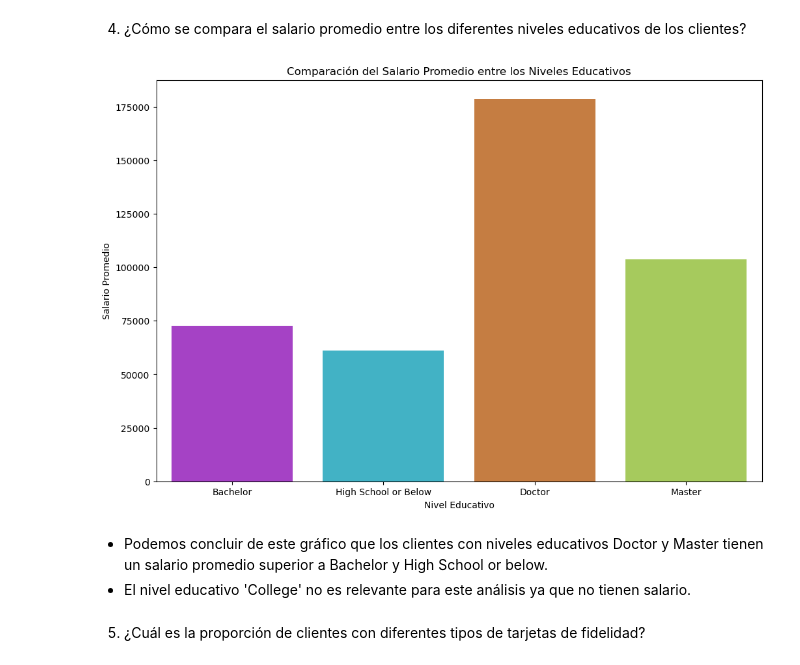
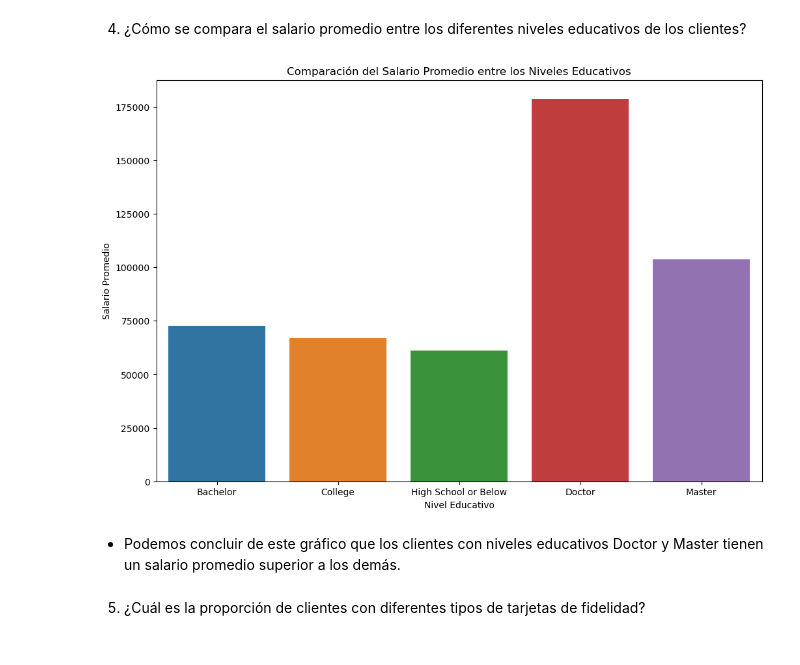
Before and after one commit to MaPitelli/airline_customer_analysis, a Jupyter notebook: jupyters/phase_2.ipynb, the cells around one changed output. Cells and saved outputs as stored; diff of their text form; code cells hidden in the pictures.

```diff
--- a/jupyters/phase_2.ipynb
+++ b/jupyters/phase_2.ipynb
@@ -38,9 +37,9 @@ import warnings
 warnings.filterwarnings("ignore")
 # %%
 # Cargamos los datos generados en la Fase 1
-df_activity = pd.read_csv('../data/df_activity.csv', index_col=0)
-df_history = pd.read_csv('../data/df_history.csv', index_col=0)
-df_combined = pd.read_csv('../data/df_combined.csv', index_col=0)
+df_activity = pd.read_csv('../data/processed/df_activity.csv', index_col=0)
+df_history = pd.read_csv('../data/processed/df_history.csv', index_col=0)
+df_combined = pd.read_csv('../data/processed/df_combined.csv', index_col=0)
 # %%
 # Verificamos que los datos se han cargado correctamente
 df_activity.head()
@@ -242,27 +241,23 @@ Podemos ver en este gráfico que la mayoría de los clientes son de Ontario, Bri
 # %% [markdown]
 4. ¿Cómo se compara el salario promedio entre los diferentes niveles educativos de los clientes?
 # %%
-# Filtramos los datos para excluir los valores NaN en la columna 'salary' que recordemos: Se correspondem al nivel educativo 'College'
-df_filtered = df_history[df_history['salary'].notna()]
-
 # Configuración de tamaño de la figura
 plt.figure(figsize=(12, 8))
 
 # Crear el gráfico de barras
-sns.barplot(data=df_filtered, x='education', y='salary', estimator=np.mean, ci=None, order=df_filtered['education'].value_counts().index, palette=['#B02CDB', '#2CC2DB', '#DB7B2C', '#ACDC4B'])
+sns.barplot(data=df_history, x='education', y='salary', estimator=np.mean, ci=None, order=df_history['education'].value_counts().index)
 
 # Añadir títulos y etiquetas
 plt.title('Comparación del Salario Promedio entre los Niveles Educativos')
 plt.xlabel('Nivel Educativo')
 plt.ylabel('Salario Promedio')
 
 # Mostrar el gráfico
 plt.show()
 # %% [output]
-[figure, old version]
+[figure, new version]
 # %% [markdown]
-* Podemos concluir de este gráfico que los clientes con niveles educativos Doctor y Master tienen un salario promedio superior a Bachelor y High School or below.
-* El nivel educativo 'College' no es relevante para este análisis ya que no tienen salario.
+* Podemos concluir de este gráfico que los clientes con niveles educativos Doctor y Master tienen un salario promedio superior a los demás.
 # %% [markdown]
 5. ¿Cuál es la proporción de clientes con diferentes tipos de tarjetas de fidelidad?
 # %%
```
Also changed, not shown: parts of 4 cells of this notebook, 16 other files.
